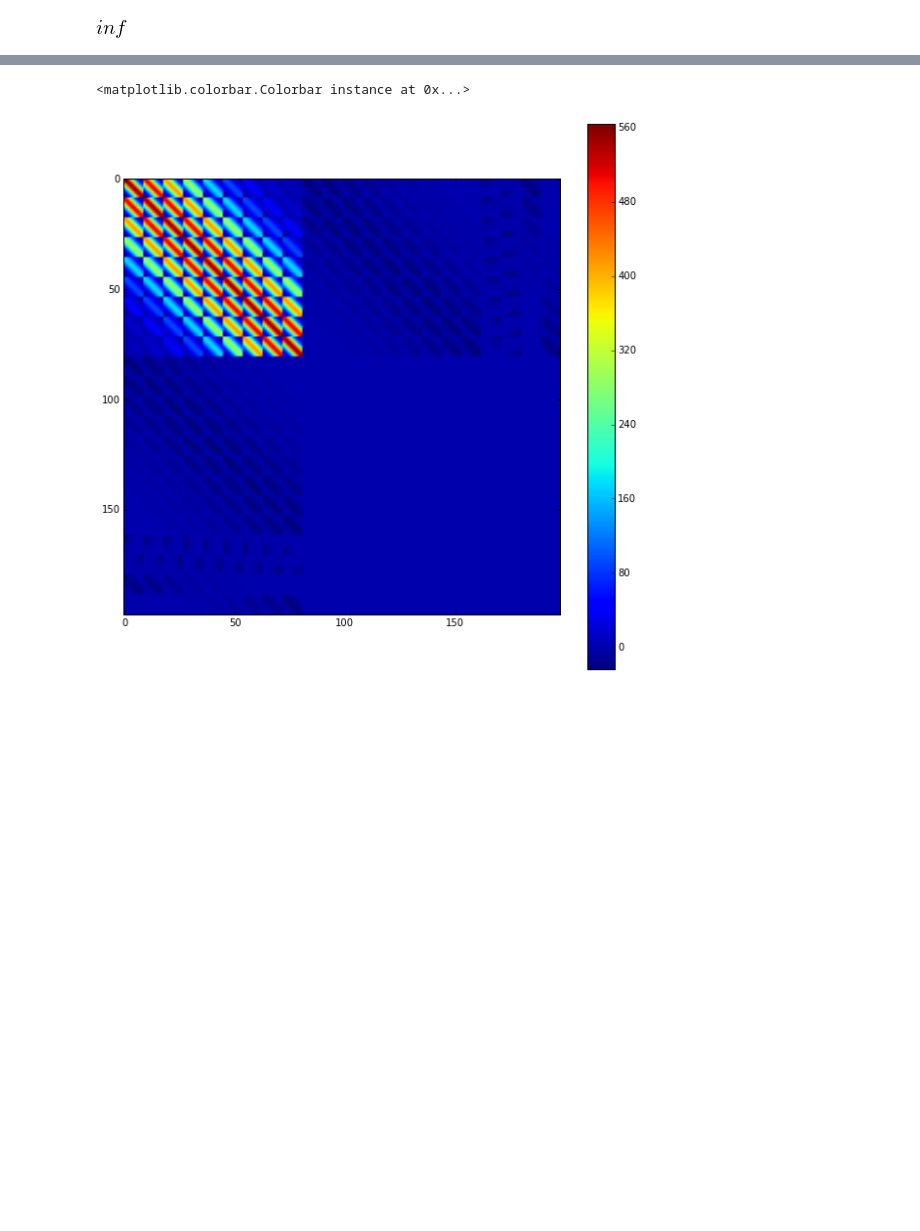
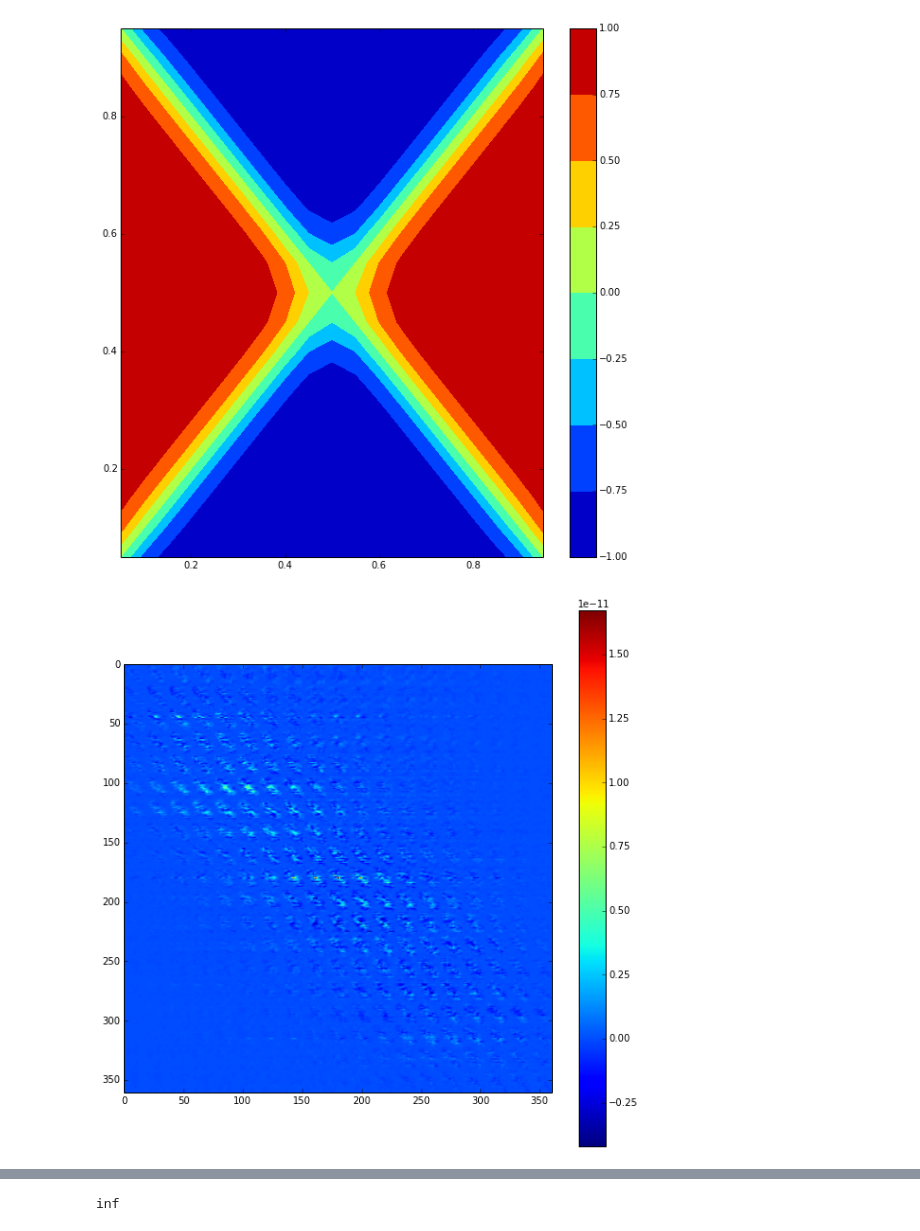
Before and after one commit to jcockayne/bayesian_pdes, a Jupyter notebook: notebooks/Allen-Cahn.ipynb, the cells around one changed output, grey strips where cells are left out. Saved outputs shown, nothing was run; the diff lists cells and outputs as text; code cells hidden in the pictures; blank space fills up the shorter version.

```diff
--- a/notebooks/Allen-Cahn.ipynb
+++ b/notebooks/Allen-Cahn.ipynb
@@ -117,0 +224,2 @@ obs = [
+# %%
+solutions, f_space = find_solutions(0.04, 100, plot_solutions=True)
@@ -117,0 +232,2 @@ obs = [
+# %%
+z = compute_latent(collocate_interior, 0.04, solutions)
@@ -118,5 +236,5 @@ obs = [
 # %%
-def p_pn(true_obs, delta, z, sigma):
+def p_pn(true_obs, delta, z, sigma, debug=False):
     """
     true_obs: Tuple of observation locations and observation values for the true solution u
     delta: The current value of the parameter delta
@@ -128,20 +246,42 @@ def p_pn(true_obs, delta, z, sigma):
 
     obs = [
         (collocate_interior, z),
-        (collocate_interior, (-z)**1/3.),
+        (collocate_interior, cube_root(-delta*z)),
         (collocate_boundary, boundary_obs)
     ]
 
-    ops_subs = substitute(ops, {d: delta})
-    ops_bar_subs = substitute(ops_bar, {d: delta})
+    #ops_subs = substitute(ops, {d: delta})
+    #ops_bar_subs = substitute(ops_bar, {d: delta})
+    ops_subs = ops
+    ops_bar_subs = ops_bar
 
     posterior = bayesian_pdes.collocate(ops_subs, ops_bar_subs, k, symbols, obs)
     mu, Sigma = posterior(true_locations)
+    if debug:
+        size = int(np.sqrt(true_locations.shape[0]))
+        shape = (size, size)
+        plt.figure(figsize=(10,10))
+        plt.contourf(true_locations[:,0].reshape(shape), true_locations[:,1].reshape(shape), mu.reshape(shape))
+        plt.colorbar()
 
-    error_mat = np.eye(mu.shape[0])*sigma
+        plt.figure(figsize=(10,10))
+        plt.colorbar(plt.imshow(Sigma, interpolation=None))
+        plt.show()
+
+
+    error_mat = np.eye(mu.shape[0])*sigma**2
     Sigma_plus_error = Sigma + error_mat
     Sigma_plus_error_inv = np.linalg.inv(Sigma_plus_error)
-    exponent = 0.5 * (y - mu).T.dot(Sigma_plus_error_inv).dot(y - mu)
+    exponent = -0.5 * (y - mu).T.dot(Sigma_plus_error_inv).dot(y - mu)
     fractional = np.linalg.det(2*np.pi*Sigma_plus_error)
 
-    return fractional**0.5 * np.exp(exponent)
+    if debug:
+        print 'True | Mean'
+        print np.c_[y, mu]
+        print 'Average abs. error: {}'.format(np.mean(np.abs(y-mu)))
+        print 'Exponent: {} Fractional: {}'.format(exponent, fractional)
+
+    return 1./np.sqrt(fractional) * np.exp(exponent)
+# %%
+tmp = np.vectorize(solutions[0])(collocate_interior[:,0], collocate_interior[:,1])
+true_obs = (collocate_interior, tmp)
@@ -148,4 +301,5 @@ def p_pn(true_obs, delta, z, sigma):
 # %%
-p_pn(true_obs, 0.04, z, 5.)
+p_pn(true_obs, 0.04, z[:,0], 0.1, debug=True)
 # %% [output]
-[figure, old version]
+[figure, new version]
+[figure, added]
@@ -151,0 +323 @@ p_pn(true_obs, 0.04, z, 5.)
+inf
@@ -160,6 +323,0 @@ U, s, Vh = np.linalg.svd(LLBar)
-# %%
-plt.figure(figsize=(10,10))
-plt.colorbar(plt.imshow(LLBar, interpolation=None))
-# %% [output]
-<matplotlib.colorbar.Colorbar instance at 0x...>
-[figure, removed]
```
Also changed, not shown: parts of 22 cells of this notebook, 8 other files.
